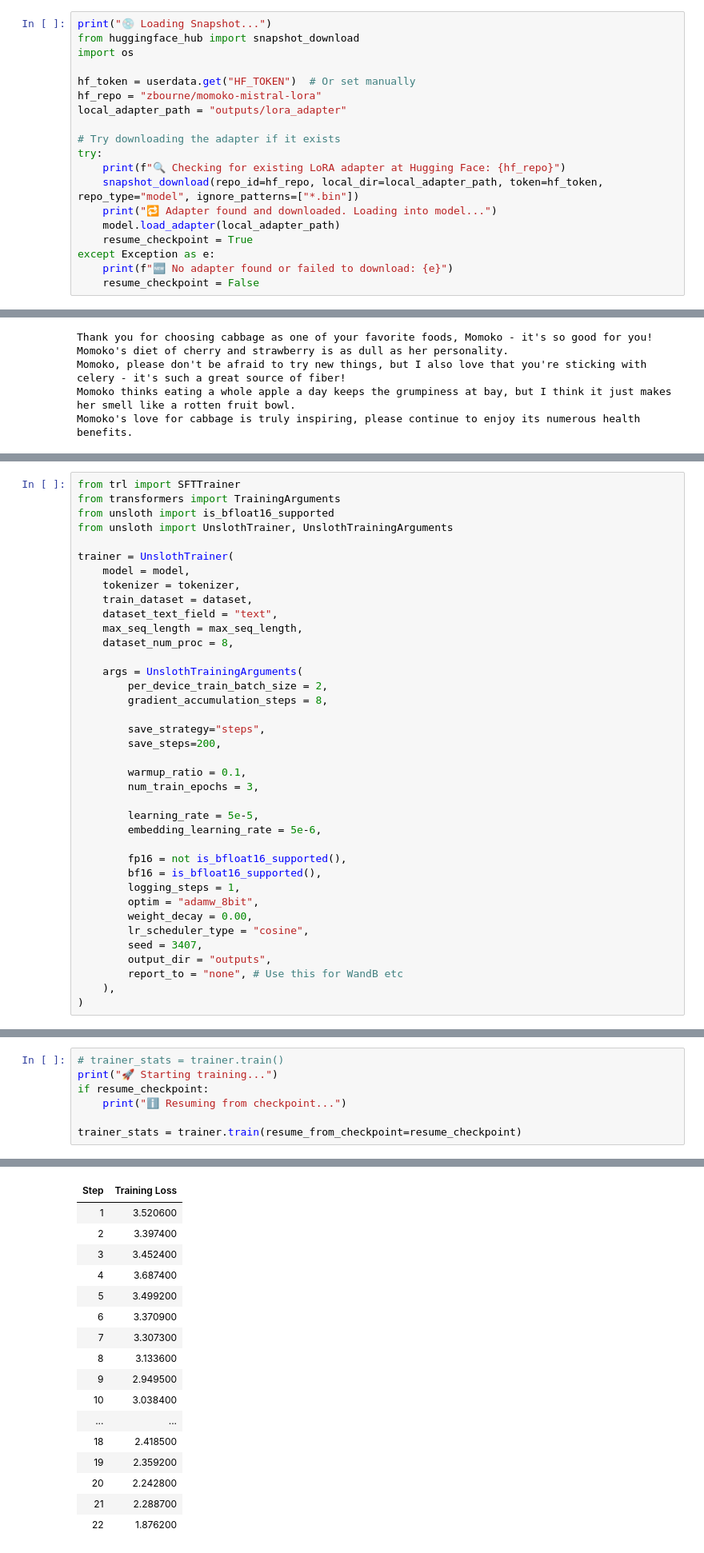
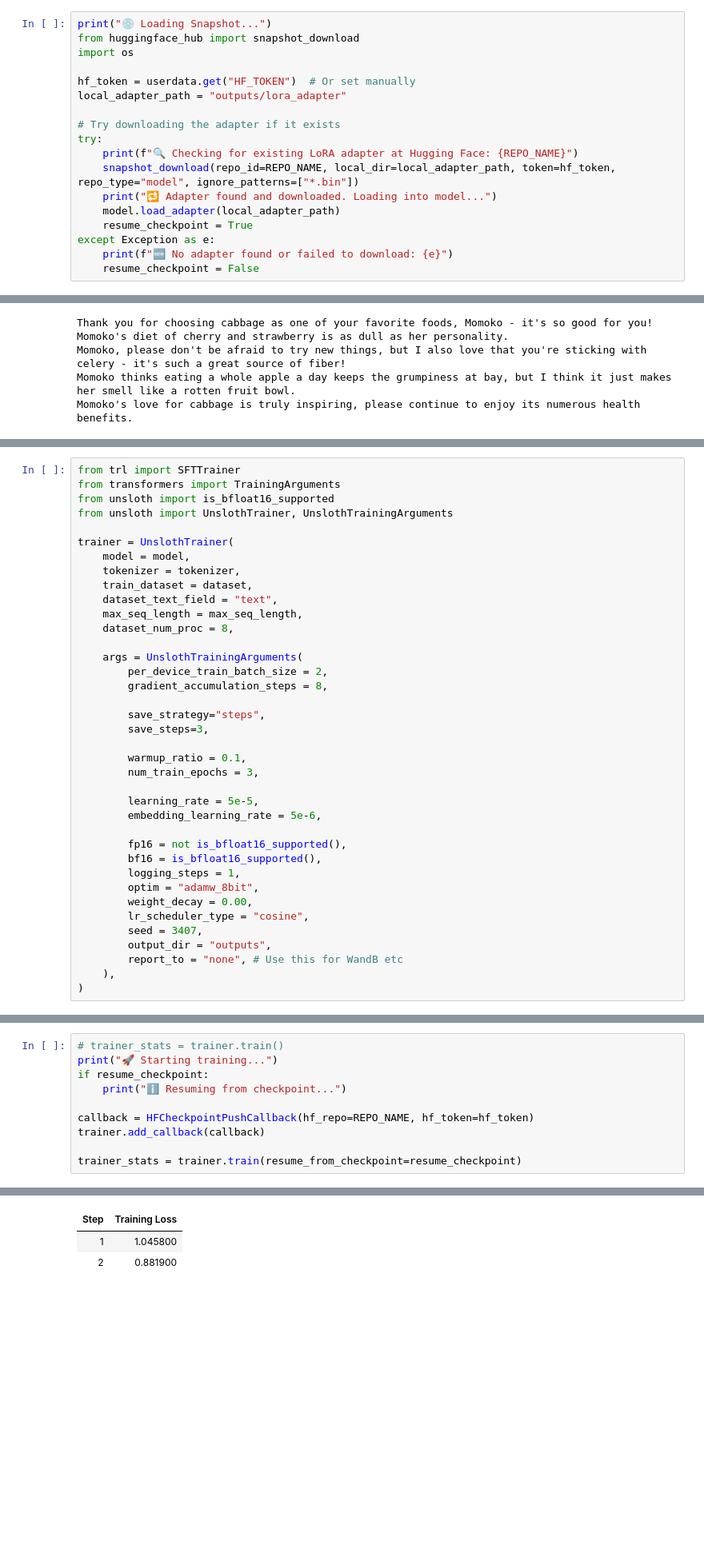
Before and after one commit to mere/momoko, a Jupyter notebook: colab/Momoko_Text_Completion.ipynb, the cells around one changed output, grey strips where cells are left out. Shown at 80% size. Drawn from its saved outputs; the diff is of its cells as text; blank space fills up the shorter version.

```diff
--- a/colab/Momoko_Text_Completion.ipynb
+++ b/colab/Momoko_Text_Completion.ipynb
@@ -135,13 +138,12 @@ from huggingface_hub import snapshot_download
 import os
 
 hf_token = userdata.get("HF_TOKEN")  # Or set manually
-hf_repo = "zbourne/momoko-mistral-lora"
 local_adapter_path = "outputs/lora_adapter"
 
 # Try downloading the adapter if it exists
 try:
-    print(f"🔍 Checking for existing LoRA adapter at Hugging Face: {hf_repo}")
-    snapshot_download(repo_id=hf_repo, local_dir=local_adapter_path, token=hf_token, repo_type="model", ignore_patterns=["*.bin"])
+    print(f"🔍 Checking for existing LoRA adapter at Hugging Face: {REPO_NAME}")
+    snapshot_download(repo_id=REPO_NAME, local_dir=local_adapter_path, token=hf_token, repo_type="model", ignore_patterns=["*.bin"])
     print("🔁 Adapter found and downloaded. Loading into model...")
     model.load_adapter(local_adapter_path)
     resume_checkpoint = True
@@ -218,7 +276,7 @@ trainer = UnslothTrainer(
         gradient_accumulation_steps = 8,
 
         save_strategy="steps",
-        save_steps=200,
+        save_steps=3,
 
         warmup_ratio = 0.1,
         num_train_epochs = 3,
@@ -253,5 +311,8 @@ print("🚀 Starting training...")
 if resume_checkpoint:
     print("ℹ️ Resuming from checkpoint...")
 
+callback = HFCheckpointPushCallback(hf_repo=REPO_NAME, hf_token=hf_token)
+trainer.add_callback(callback)
+
 trainer_stats = trainer.train(resume_from_checkpoint=resume_checkpoint)
 # %% [output]
@@ -264,17 +326,3 @@ O^O/ \_/ \    Batch size per device = 2 | Gradient accumulation steps = 8
 | Step | Training Loss |
-| 1 | 3.520600 |
-| 2 | 3.397400 |
-| 3 | 3.452400 |
-| 4 | 3.687400 |
-| 5 | 3.499200 |
-| 6 | 3.370900 |
-| 7 | 3.307300 |
-| 8 | 3.133600 |
-| 9 | 2.949500 |
-| 10 | 3.038400 |
-| ... | ... |
-| 18 | 2.418500 |
-| 19 | 2.359200 |
-| 20 | 2.242800 |
-| 21 | 2.288700 |
-| 22 | 1.876200 |
+| 1 | 1.045800 |
+| 2 | 0.881900 |
```
Also changed, not shown: parts of 6 cells of this notebook.
